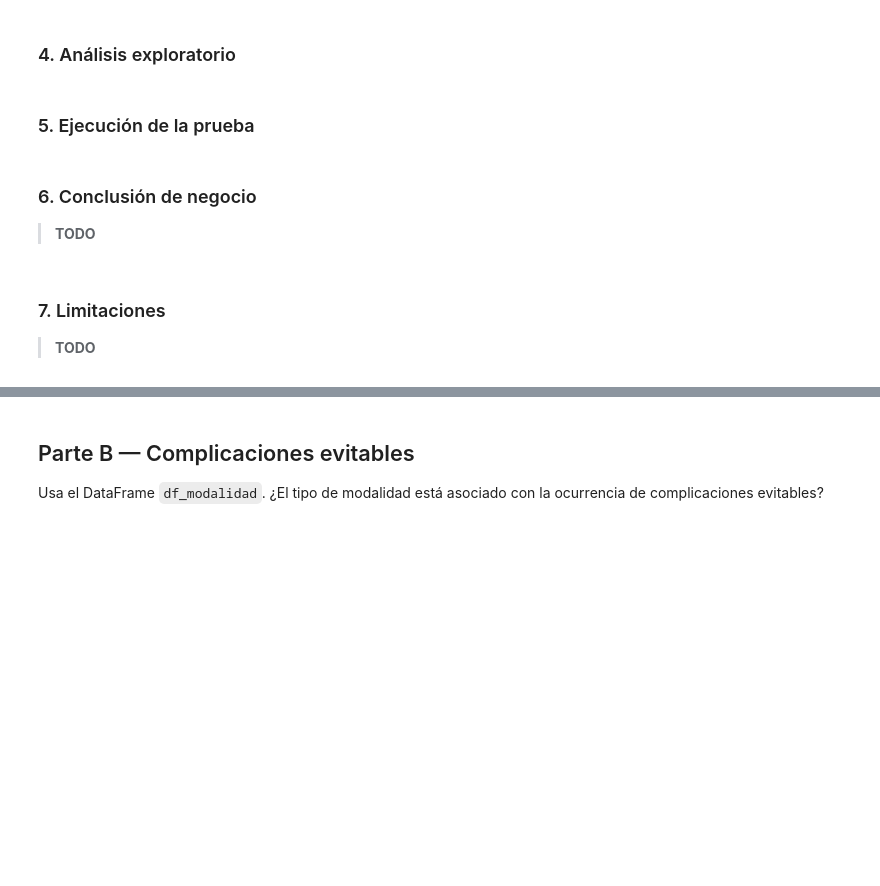
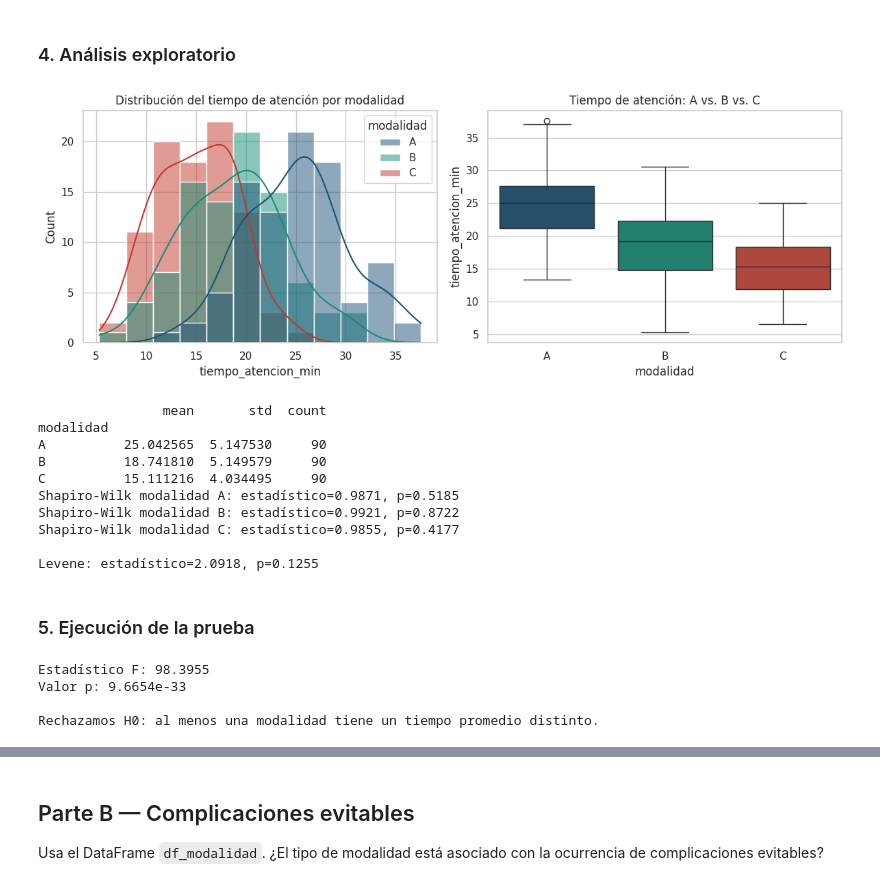
Before and after one commit to APES-M-JeissonS-JuanB/Sesion_3_Pruebas_de_hipotesis, a Jupyter notebook: Sanchez_Jeisson_y_Bogota_Juan_CasoEstudio_sesion3.ipynb, the cells around one changed output, grey strips where cells are left out. Drawn from its saved outputs; the diff is of its cells as text; code cells hidden in the pictures; blank space fills up the shorter version.

```diff
--- a/Sanchez_Jeisson_y_Bogota_Juan_CasoEstudio_sesion3.ipynb
+++ b/Sanchez_Jeisson_y_Bogota_Juan_CasoEstudio_sesion3.ipynb
@@ -273,2 +271,43 @@ Usa el DataFrame `df_tiempos`. ¿Existe evidencia de que el tiempo promedio hast
+# %%
+fig, axes = plt.subplots(1, 2, figsize=(12, 4.5))
+
+sns.histplot(data=df_tiempos, x="tiempo_atencion_min", hue="modalidad", kde=True,
+             ax=axes[0], palette=["#1a5276", "#148f77", "#c0392b"])
+axes[0].set_title("Distribución del tiempo de atención por modalidad")
+
+sns.boxplot(data=df_tiempos, x="modalidad", y="tiempo_atencion_min", hue="modalidad",
+            legend=False, ax=axes[1], palette=["#1a5276", "#148f77", "#c0392b"])
+axes[1].set_title("Tiempo de atención: A vs. B vs. C")
+
+plt.tight_layout()
+plt.show()
+
+print(df_tiempos.groupby("modalidad")["tiempo_atencion_min"].agg(["mean", "std", "count"]))
+
+# Shapiro-Wilk por grupo (normalidad)
+for m in ['A', 'B', 'C']:
+    datos_m = df_tiempos[df_tiempos['modalidad'] == m]['tiempo_atencion_min']
+    sh_stat, sh_p = stats.shapiro(datos_m)
+    print(f"Shapiro-Wilk modalidad {m}: estadístico={sh_stat:.4f}, p={sh_p:.4f}")
+
+# Levene (homogeneidad de varianzas)
+lev_stat, lev_p = stats.levene(
+    df_tiempos[df_tiempos.modalidad=='A']['tiempo_atencion_min'],
+    df_tiempos[df_tiempos.modalidad=='B']['tiempo_atencion_min'],
+    df_tiempos[df_tiempos.modalidad=='C']['tiempo_atencion_min']
+)
+print(f"\nLevene: estadístico={lev_stat:.4f}, p={lev_p:.4f}")
+# %% [output]
+[figure, added]
+                mean       std  count
+modalidad
+A          25.042565  5.147530     90
+B          18.741810  5.149579     90
+C          15.111216  4.034495     90
+Shapiro-Wilk modalidad A: estadístico=0.9871, p=0.5185
+Shapiro-Wilk modalidad B: estadístico=0.9921, p=0.8722
+Shapiro-Wilk modalidad C: estadístico=0.9855, p=0.4177
+
+Levene: estadístico=2.0918, p=0.1255
 # %% [markdown]
 ### 5. Ejecución de la prueba
@@ -277,8 +314,14 @@ Usa el DataFrame `df_tiempos`. ¿Existe evidencia de que el tiempo promedio hast
-# %% [markdown]
-### 6. Conclusión de negocio
-
-> **TODO**
-# %% [markdown]
-### 7. Limitaciones
-
-> **TODO**
+# %%
+f_stat, p_anova = stats.f_oneway(modalidad_A, modalidad_B, modalidad_C)
+print(f"Estadístico F: {f_stat:.4f}")
+print(f"Valor p: {p_anova:.6g}")
+
+if p_anova < 0.05:
+    print("\nRechazamos H0: al menos una modalidad tiene un tiempo promedio distinto.")
+else:
+    print("\nNo rechazamos H0: no hay evidencia de diferencias entre modalidades.")
+# %% [output]
+Estadístico F: 98.3955
+Valor p: 9.6654e-33
+
+Rechazamos H0: al menos una modalidad tiene un tiempo promedio distinto.
```
Also changed, not shown: parts of 28 cells of this notebook.
